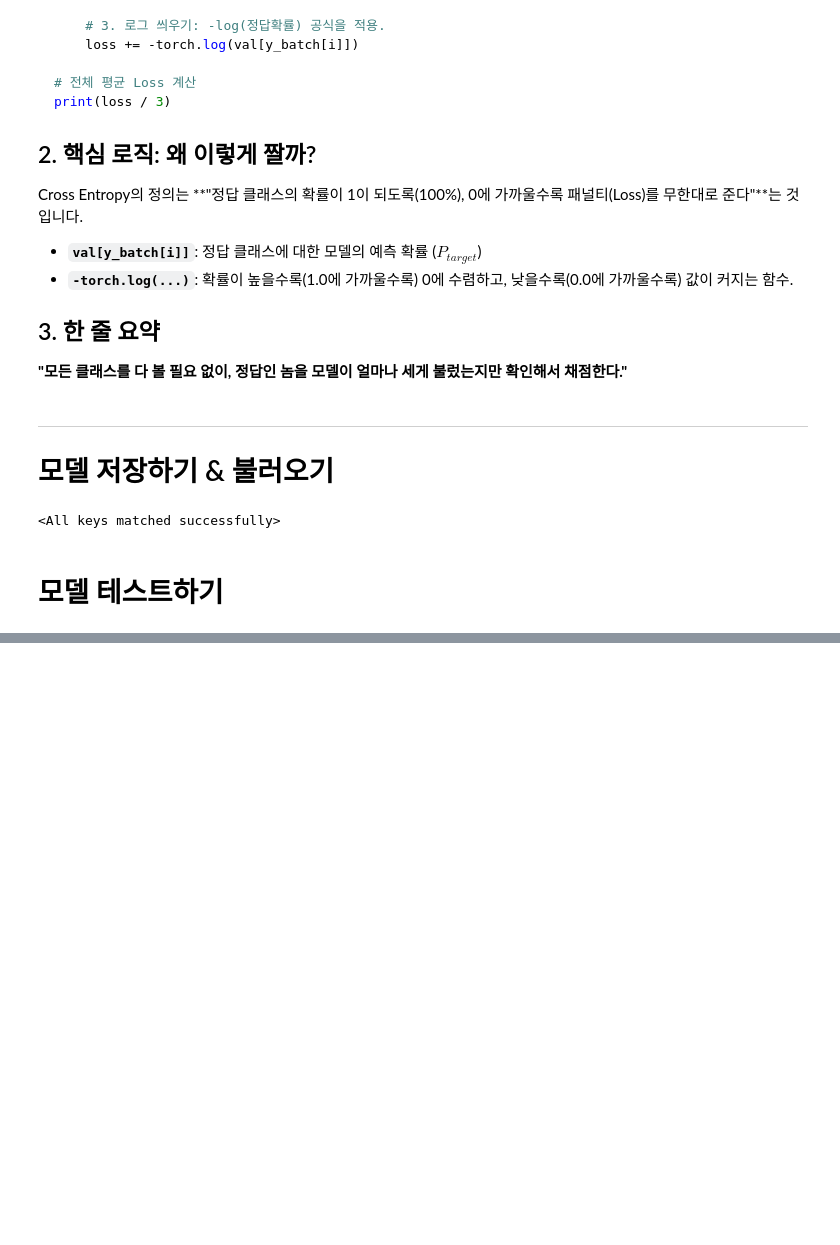
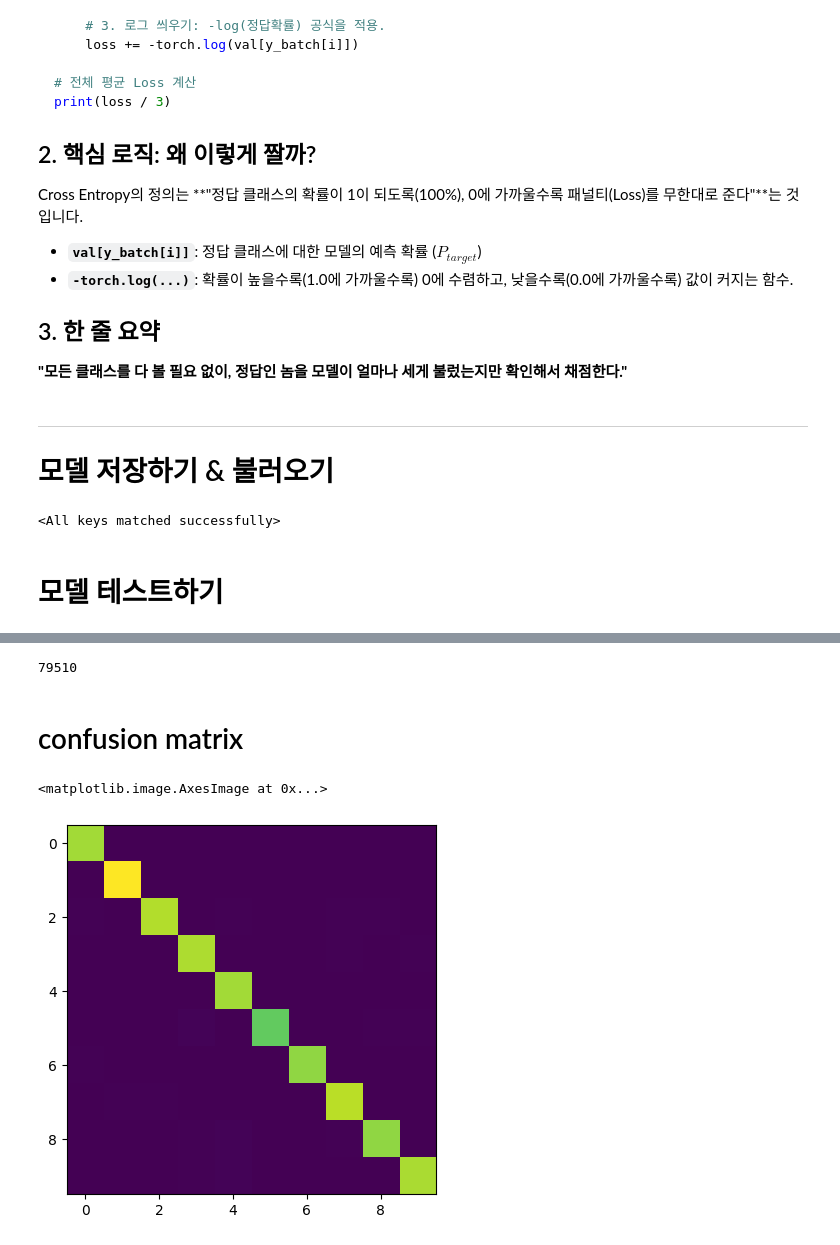
Before and after one commit to hajonghyun/installPytorch_study, a Jupyter notebook: 5_torch_multiclass.ipynb, the cells around one changed output, grey strips where cells are left out. Cells and saved outputs as stored; diff of their text form; code cells hidden in the pictures; blank space fills up the shorter version.

```diff
--- a/5_torch_multiclass.ipynb
+++ b/5_torch_multiclass.ipynb
@@ -893,0 +919,32 @@ tensor([4, 4, 4, 1, 8, 5, 2, 4, 8, 9, 1, 2, 9, 8, 4, 9, 5, 7, 5, 8, 9, 1, 5, 7,
+# %%
+print(count_params(load_model))
+# %% [output]
+79510
+# %% [markdown]
+# confusion matrix
+# %%
+def get_conf(model, test_DL):
+    N = len(test_DL.dataset.classes)
+    model.eval()
+    with torch.no_grad():
+        confusion = torch.zeros(N,N)
+        for x_batch, y_batch in test_DL:
+            x_batch = x_batch.to(DEVICE)
+            y_batch = y_batch.to(DEVICE)
+            # inference
+            y_hat = model(x_batch)
+            # accuracy
+            pred = y_hat.argmax(dim=1)
+
+            confusion += torch.bincount(N*y_batch.cpu()+pred.cpu(), minlength=N**2).reshape(N,N)
+            # confusion matrix는 무조건 10x10이 되어야 하는데 만약 마지막 label에 대해 예측을 모두 실패하면 100개보다 작아질 수 있기 때문에 minlength를 설정
+
+    confusion = confusion.numpy()
+
+    return confusion
+# %%
+confusion = get_conf(load_model, test_DL)
+plt.imshow(confusion)
+# %% [output]
+<matplotlib.image.AxesImage at 0x...>
+[figure, added]
```
Also changed, not shown: parts of 10 cells of this notebook.
